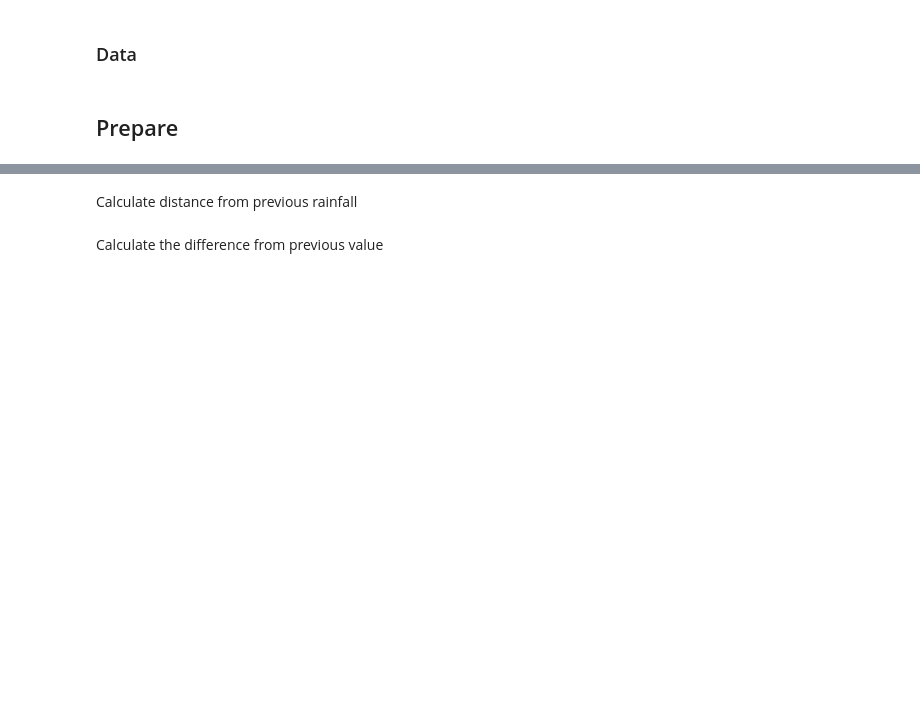
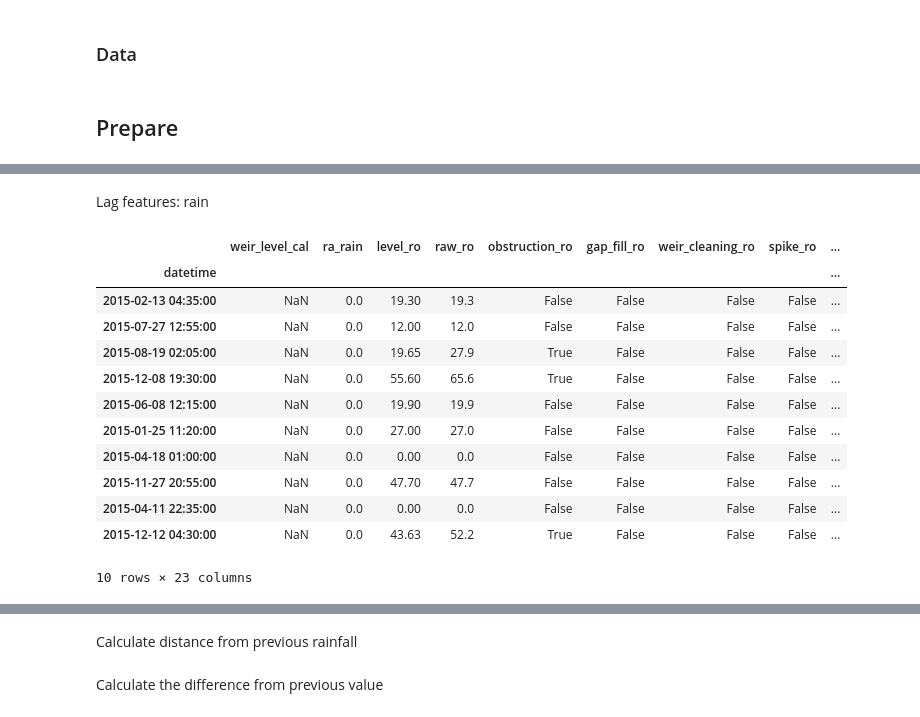
Before and after one commit to gmcginnis/info-698-capstone, a Jupyter notebook: 02_split.ipynb, the cells around one changed output, grey strips where cells are left out. Cells and saved outputs as stored; diff of their text form; code cells hidden in the pictures; blank space fills up the shorter version.

```diff
--- a/02_split.ipynb
+++ b/02_split.ipynb
@@ -44,0 +102,35 @@ united_soil = pd.read_parquet('data/clean/soil.parquet')
+# %% [markdown]
+Lag features: rain
+# %%
+def lag_feats(input_df, input_cols, input_lags):
+    output_df = input_df.copy()
+    for col in input_cols:
+        for lag in input_lags:
+            output_df[f"{col}_lag{lag}"] = output_df[col].shift(lag)
+    return output_df
+# %%
+# lag_feats(data_water, ['raw_ro'], [1, 2, 3, 24]).dropna(subset='raw_ro')[['raw_ro', 'raw_ro_lag1', 'raw_ro_lag2']]
+# lag_feats(data_water, ['raw_ro'], [1, 2, 3, 24]).dropna(subset='raw_ro')[['raw_ro', 'raw_ro_lag1', 'raw_ro_lag24']]
+
+# Columns to get temporal stats on
+cols_to_shift = ['raw_ro', 'ra_rain']
+# data at 5-min increments -- lag to record values at 5m, 10m, 15m, 30m, 1h, and 2h prior
+lags_of_interest = [1, 2, 3, 6, 12, 24]
+
+data_water = lag_feats(data_water, cols_to_shift, lags_of_interest)
+
+data_water.sample(10)
+# %% [output]
+|  | weir_level_cal | ra_rain | level_ro | raw_ro | obstruction_ro | gap_fill_ro | weir_cleaning_ro | spike_ro | ... |
+| datetime |  |  |  |  |  |  |  |  | ... |
+| 2015-02-13 04:35:00 | NaN | 0.0 | 19.30 | 19.3 | False | False | False | False | ... |
+| 2015-07-27 12:55:00 | NaN | 0.0 | 12.00 | 12.0 | False | False | False | False | ... |
+| 2015-08-19 02:05:00 | NaN | 0.0 | 19.65 | 27.9 | True | False | False | False | ... |
+| 2015-12-08 19:30:00 | NaN | 0.0 | 55.60 | 65.6 | True | False | False | False | ... |
+| 2015-06-08 12:15:00 | NaN | 0.0 | 19.90 | 19.9 | False | False | False | False | ... |
+| 2015-01-25 11:20:00 | NaN | 0.0 | 27.00 | 27.0 | False | False | False | False | ... |
+| 2015-04-18 01:00:00 | NaN | 0.0 | 0.00 | 0.0 | False | False | False | False | ... |
+| 2015-11-27 20:55:00 | NaN | 0.0 | 47.70 | 47.7 | False | False | False | False | ... |
+| 2015-04-11 22:35:00 | NaN | 0.0 | 0.00 | 0.0 | False | False | False | False | ... |
+| 2015-12-12 04:30:00 | NaN | 0.0 | 43.63 | 52.2 | True | False | False | False | ... |
+10 rows × 23 columns
```
Also changed, not shown: parts of 37 cells of this notebook.
